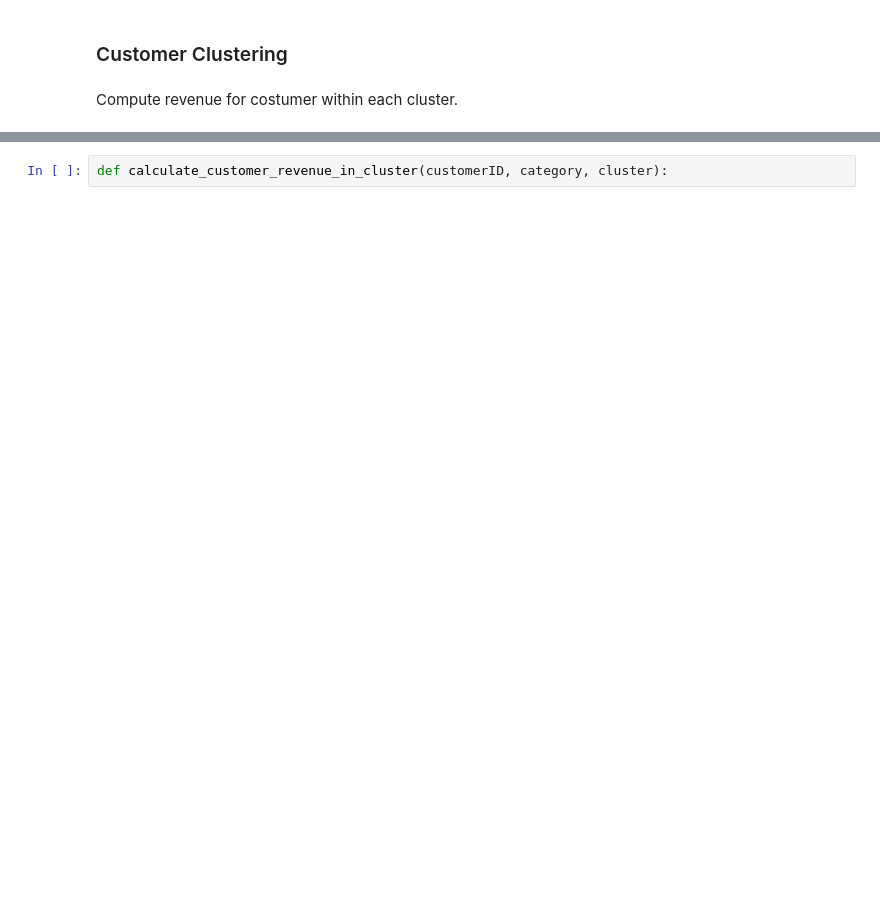
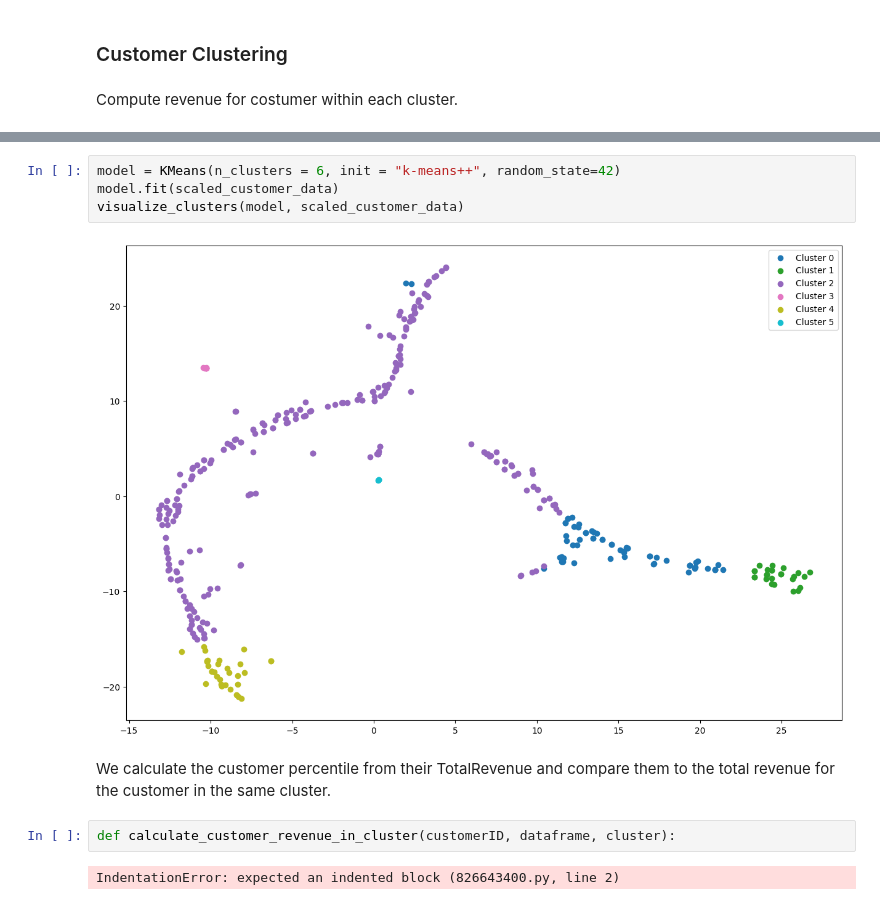
Before and after one commit to CogitoNTNU/CogitoXInfor-h24, a Jupyter notebook: HermanNotebook.ipynb, the cells around one changed output, grey strips where cells are left out. Saved outputs shown, nothing was run; the diff lists cells and outputs as text; blank space fills up the shorter version.

```diff
--- a/HermanNotebook.ipynb
+++ b/HermanNotebook.ipynb
@@ -372,2 +345,12 @@ SyntaxError: invalid syntax (1725188794.py, line 3)
+# %%
+model = KMeans(n_clusters = 6, init = "k-means++", random_state=42)
+model.fit(scaled_customer_data)
+visualize_clusters(model, scaled_customer_data)
+# %% [output]
+[figure, added]
+# %% [markdown]
+We calculate the customer percentile from their TotalRevenue and compare them to the total revenue for the customer in the same cluster.
 # %%
-def calculate_customer_revenue_in_cluster(customerID, category, cluster):
+def calculate_customer_revenue_in_cluster(customerID, dataframe, cluster):
+# %% [output]
+IndentationError: expected an indented block (826643400.py, line 2)
```
Also changed, not shown: parts of 33 cells of this notebook.
